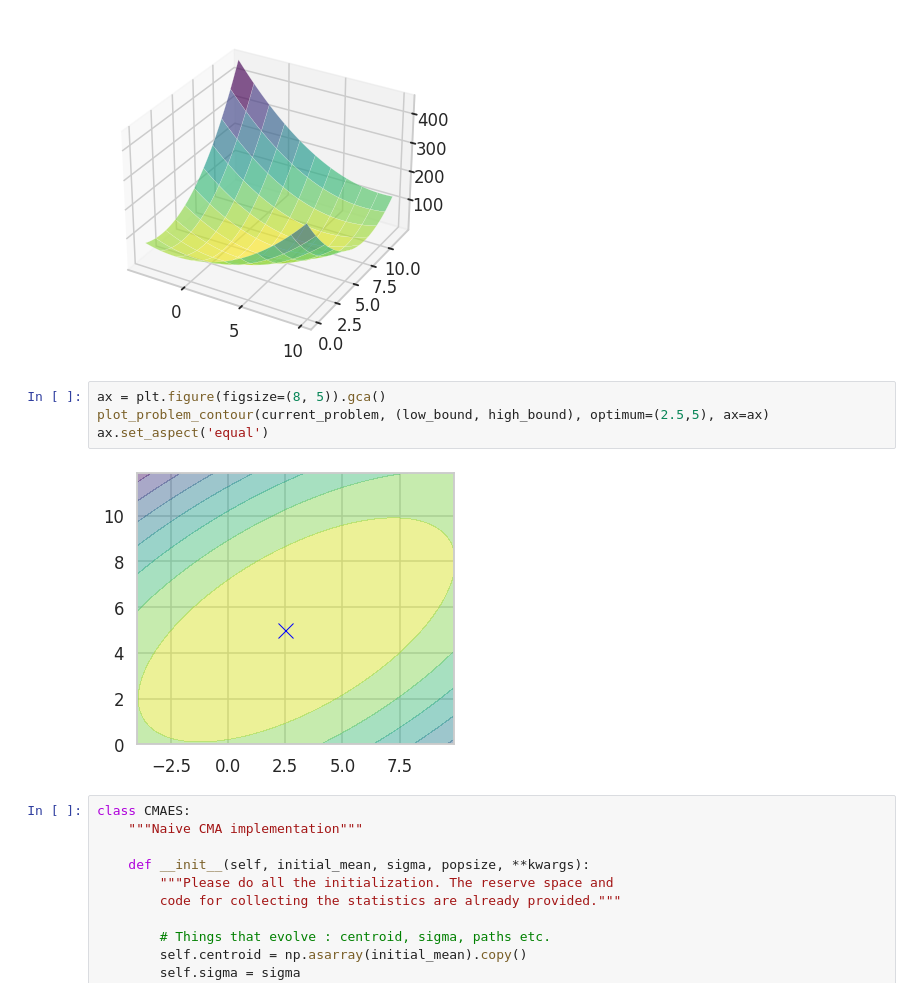
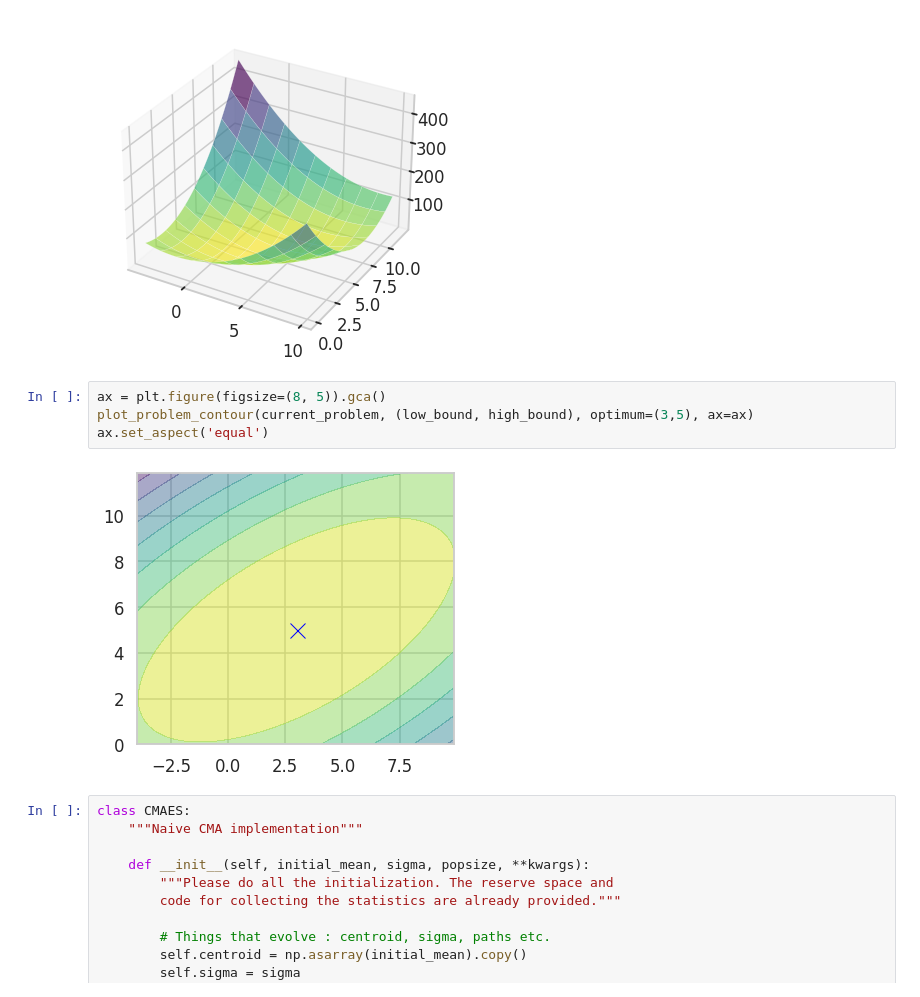
Before and after one commit to luketl2/ME-447-Project-1, a Jupyter notebook: code/Problem4/Problem4_CMA.ipynb, the cells around one changed output. Drawn from its saved outputs; the diff is of its cells as text.

```diff
--- a/code/Problem4/Problem4_CMA.ipynb
+++ b/code/Problem4/Problem4_CMA.ipynb
@@ -21,10 +21,10 @@ plot_problem_3d(current_problem, (low_bound, high_bound))
 [figure]
 # %%
 ax = plt.figure(figsize=(8, 5)).gca()
-plot_problem_contour(current_problem, (low_bound, high_bound), optimum=(2.5,5), ax=ax)
+plot_problem_contour(current_problem, (low_bound, high_bound), optimum=(3,5), ax=ax)
 ax.set_aspect('equal')
 # %% [output]
-[figure, old version]
+[figure, new version]
 # %%
 class CMAES:
     """Naive CMA implementation"""
```
Also changed, not shown: 3 other files.
